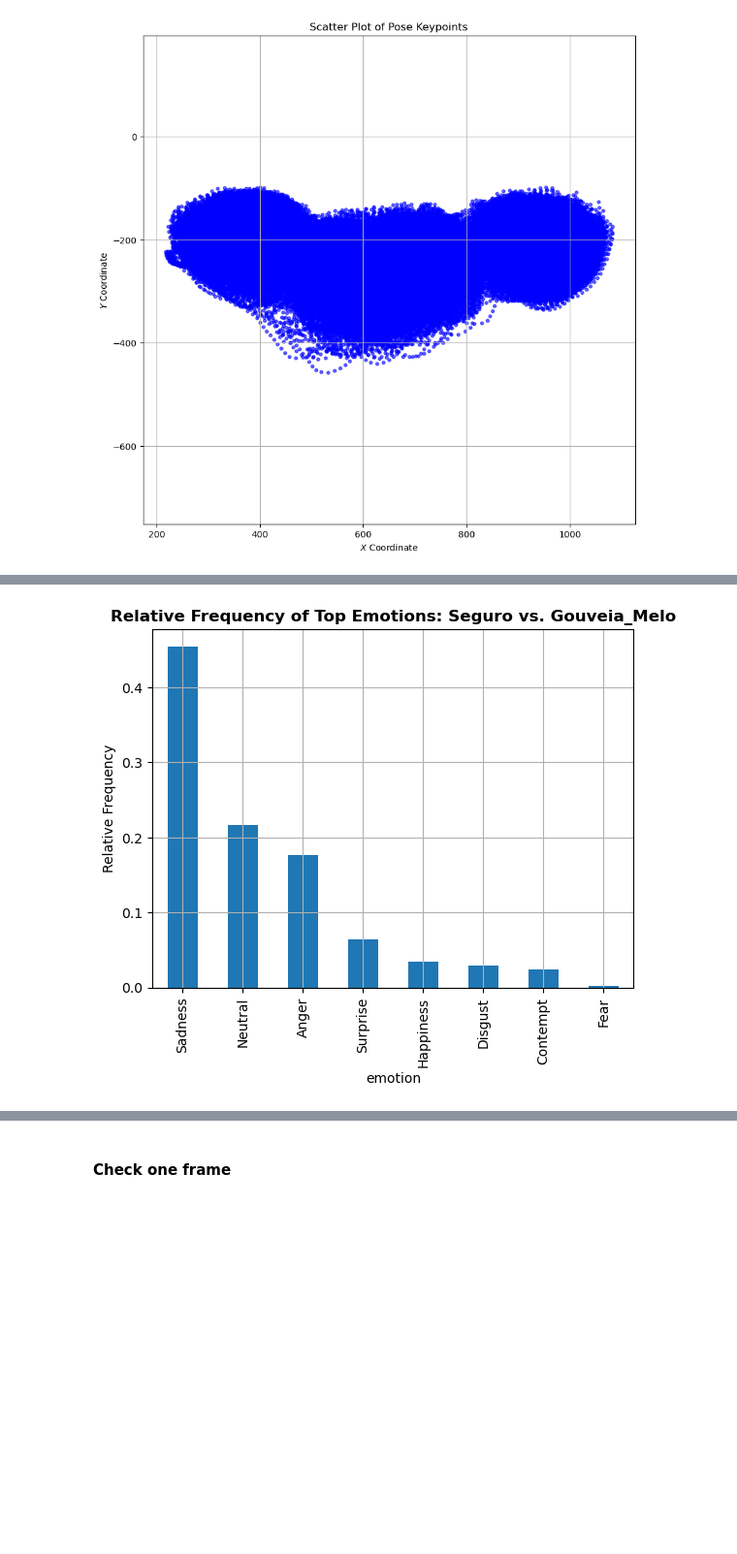
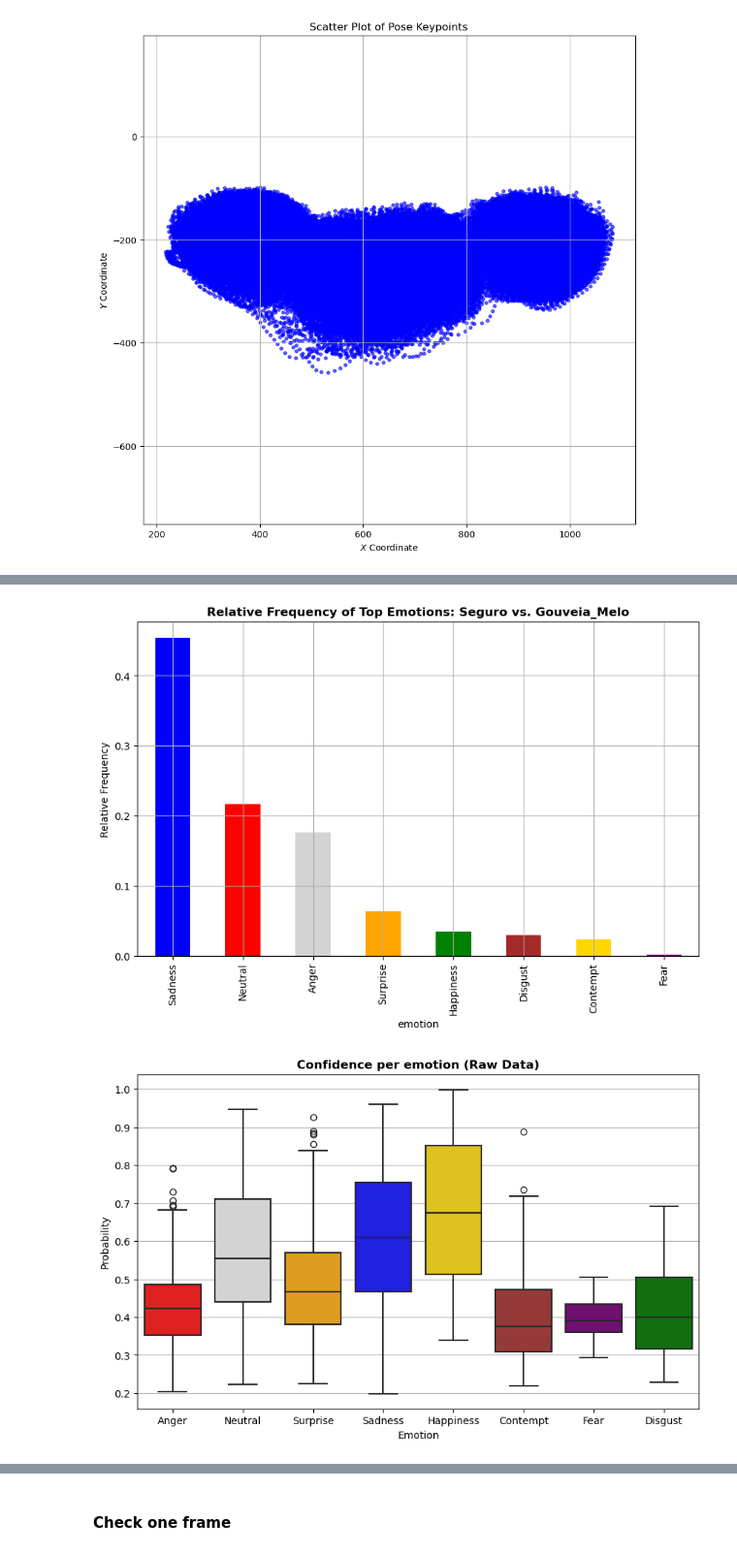
Before and after one commit to Dinisas/Big-Data, a Jupyter notebook: project_eda_visual.ipynb, the cells around one changed output, grey strips where cells are left out. Shown at 97% size. Cells and saved outputs as stored; diff of their text form; code cells hidden in the pictures; blank space fills up the shorter version.

```diff
--- a/project_eda_visual.ipynb
+++ b/project_eda_visual.ipynb
@@ -457,15 +478,26 @@ plt.legend()
 # %%
-df_emotions = pd.DataFrame({'emotion': top_emotions, 'probability': prob_top})
-mask = df_emotions['probability'] >= 0.4
+df_raw_emotions = pd.DataFrame({'emotion': top_emotions, 'probability': prob_top})
+mask = df_raw_emotions['probability'] >= 0.4
 
-df_clean_emotions = df_emotions[mask]
+df_clean_emotions = df_raw_emotions[mask]
 clean_counts = df_clean_emotions['emotion'].value_counts(normalize=True)
 
 
-plt.figure()
-clean_counts.plot(kind='bar')
+plt.figure(figsize=(10, 6))
+clean_counts.plot(kind='bar', color=bar_colors)
 plt.ylabel('Relative Frequency')
 plt.title(f'Relative Frequency of Top Emotions: {person1} vs. {person2}', fontweight='bold')
 plt.grid(True)
 # %% [output]
-[figure, old version]
+[figure, new version]
+# %%
+#using sns because its easier for building boxplots
+plt.figure(figsize=(10, 6))
+#add different color for each emotion
+sns.boxplot( data=df_raw_emotions, x='emotion', y='probability',hue='emotion', palette=emotion_colors, linewidth=1.5)
+plt.title('Confidence per emotion (Raw Data)', fontweight='bold')
+plt.ylabel('Probability')
+plt.xlabel('Emotion')
+plt.grid(True, axis='y')
+# %% [output]
+[figure, added]
```
Also changed, not shown: parts of 10 cells of this notebook.
